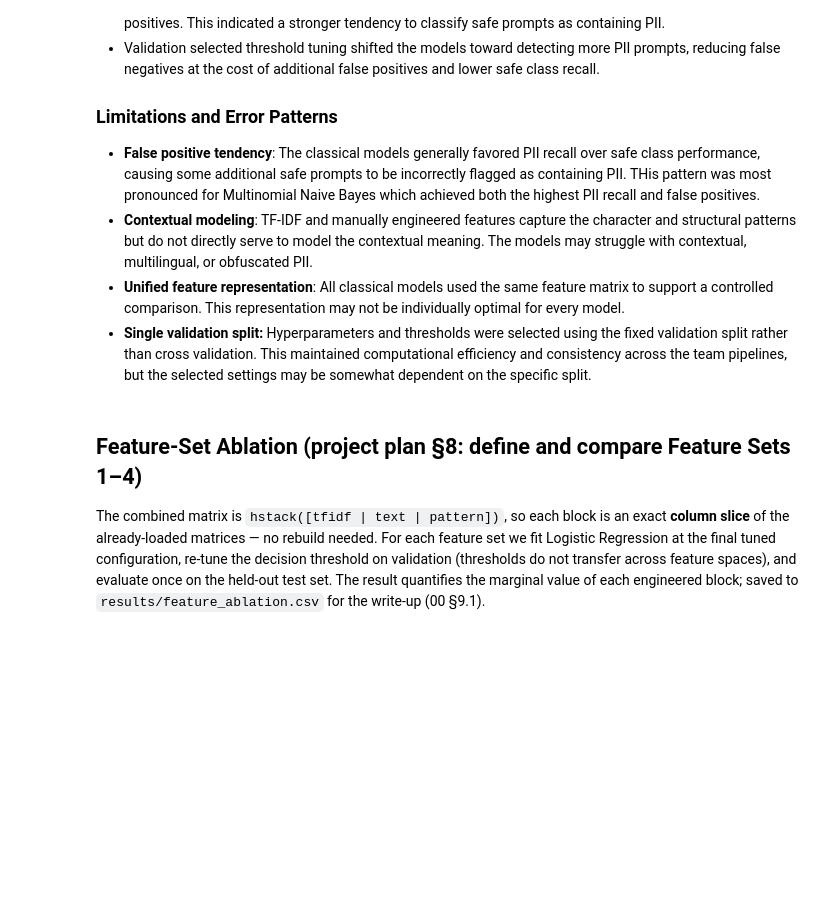
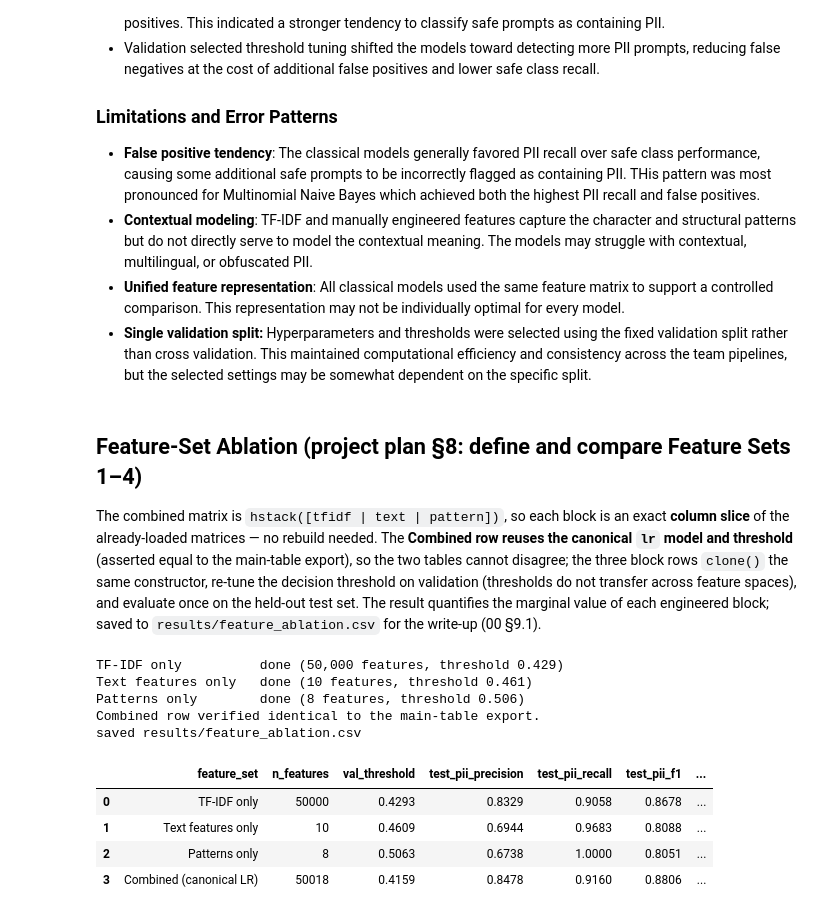
Before and after one commit to Cyber-207/cyber207_specialized_PII_detection_comparison, a Jupyter notebook: notebooks/03_classical_models.ipynb, the cells around one changed output. Drawn from its saved outputs; the diff is of its cells as text; code cells hidden in the pictures; blank space fills up the shorter version.

```diff
--- a/notebooks/03_classical_models.ipynb
+++ b/notebooks/03_classical_models.ipynb
@@ -1206,48 +1206,79 @@ It achieved **0.8327** accuracy, **0.8478** PII precision, **0.9160** PII recall
 ## Feature-Set Ablation (project plan §8: define **and compare** Feature Sets 1–4)
 
 The combined matrix is `hstack([tfidf | text | pattern])`, so each block is an exact **column slice**
-of the already-loaded matrices — no rebuild needed. For each feature set we fit Logistic Regression at
-the final tuned configuration, re-tune the decision threshold on validation (thresholds do not transfer
+of the already-loaded matrices — no rebuild needed. The **Combined row reuses the canonical `lr` model and threshold** (asserted equal to the
+main-table export), so the two tables cannot disagree; the three block rows `clone()` the same
+constructor, re-tune the decision threshold on validation (thresholds do not transfer
 across feature spaces), and evaluate once on the held-out test set. The result quantifies the marginal
 value of each engineered block; saved to `results/feature_ablation.csv` for the write-up (00 §9.1).
 # %%
-# feature-set ablation: tuned LR on each feature block (exact column slices of combined)
-from sklearn.linear_model import LogisticRegression
-from sklearn.metrics import precision_recall_curve
+# feature-set ablation: tuned LR on each feature block (exact column slices of combined).
+# CONSISTENCY RULES (review finding): the Combined row REUSES the canonical `lr` model and
+# `lr_threshold` — it is the main-table row by construction, not a refit. The three block
+# rows clone cell 12's constructor VERBATIM (no added penalty argument — an explicit
+# penalty='l2' previously produced a slightly different model than the canonical fit) and
+# use the notebook's own find_best_threshold().
+from sklearn.base import clone
 
 N_META = 18                                        # 10 text-shape + 8 pattern columns
 tfidf_width = train_features.shape[1] - N_META
 BLOCKS = {
     "TF-IDF only":        slice(0, tfidf_width),
     "Text features only": slice(tfidf_width, tfidf_width + 10),
     "Patterns only":      slice(tfidf_width + 10, tfidf_width + 18),
-    "Combined":           slice(0, train_features.shape[1]),
 }
 
 ablation_rows = []
 for block_name, cols in BLOCKS.items():
     Xtr, Xva, Xte = train_features[:, cols], val_features[:, cols], test_features[:, cols]
-    ab_lr = LogisticRegression(C=2.65, l1_ratio=1, solver='liblinear', penalty='l2',
-                               random_state=42, max_iter=1000).fit(Xtr, train_labels)
-    # tune the threshold on validation for max PII F1 (same criterion as the main models)
-    va_scores = ab_lr.predict_proba(Xva)[:, 1]
-    prec_c, rec_c, thr_c = precision_recall_curve(val_labels, va_scores)
-    f1_c = 2 * prec_c * rec_c / np.clip(prec_c + rec_c, 1e-12, None)
-    thr = thr_c[np.argmax(f1_c[:-1])]
-    # single held-out test evaluation at the frozen threshold
+    ab_lr = clone(lr).fit(Xtr, train_labels)               # identical config to cell 12
+    thr = find_best_threshold(val_labels, ab_lr.predict_proba(Xva)[:, 1])[0]
     te_pred = (ab_lr.predict_proba(Xte)[:, 1] >= thr).astype(int)
     ablation_rows.append({
         "feature_set": block_name, "n_features": Xtr.shape[1], "val_threshold": round(float(thr), 4),
         "test_pii_precision": round(precision_score(test_labels, te_pred, zero_division=0), 4),
         "test_pii_recall": round(recall_score(test_labels, te_pred), 4),
         "test_pii_f1": round(f1_score(test_labels, te_pred), 4),
         "test_macro_f1": round(f1_score(test_labels, te_pred, average="macro"), 4),
         "test_fn": int(((test_labels == 1) & (te_pred == 0)).sum()),
         "test_fp": int(((test_labels == 0) & (te_pred == 1)).sum()),
     })
     print(f"{block_name:20s} done ({Xtr.shape[1]:,} features, threshold {thr:.3f})")
 
+# Combined row = the canonical model at the canonical threshold (no refit)
+comb_pred = (lr.predict_proba(test_features)[:, 1] >= lr_threshold).astype(int)
+comb_row = {
+    "feature_set": "Combined (canonical LR)", "n_features": train_features.shape[1],
+    "val_threshold": round(float(lr_threshold), 4),
+    "test_pii_precision": round(precision_score(test_labels, comb_pred, zero_division=0), 4),
+    "test_pii_recall": round(recall_score(test_labels, comb_pred), 4),
+    "test_pii_f1": round(f1_score(test_labels, comb_pred), 4),
+    "test_macro_f1": round(f1_score(test_labels, comb_pred, average="macro"), 4),
+    "test_fn": int(((test_labels == 1) & (comb_pred == 0)).sum()),
+    "test_fp": int(((test_labels == 0) & (comb_pred == 1)).sum()),
+}
+ablation_rows.append(comb_row)
+
+# guard: the Combined row must equal the exported main-table confusion matrix exactly
+_cm = pd.read_csv(repo_root / "results" / "classical_confusion_matrices.csv").set_index("model")
+assert comb_row["test_fn"] == int(_cm.loc["Logistic Regression", "fn"]), \
+    "ablation Combined row disagrees with classical_confusion_matrices.csv — re-export both from one run"
+assert comb_row["test_fp"] == int(_cm.loc["Logistic Regression", "fp"]), \
+    "ablation Combined row disagrees with classical_confusion_matrices.csv — re-export both from one run"
+print("Combined row verified identical to the main-table export.")
+
 ablation_df = pd.DataFrame(ablation_rows)
 ablation_df.to_csv(repo_root / "results" / "feature_ablation.csv", index=False)
-print("\nsaved results/feature_ablation.csv")
+print("saved results/feature_ablation.csv")
 ablation_df
+# %% [output]
+TF-IDF only          done (50,000 features, threshold 0.429)
+Text features only   done (10 features, threshold 0.461)
+Patterns only        done (8 features, threshold 0.506)
+Combined row verified identical to the main-table export.
+saved results/feature_ablation.csv
+|  | feature_set | n_features | val_threshold | test_pii_precision | test_pii_recall | test_pii_f1 | ... |
+| 0 | TF-IDF only | 50000 | 0.4293 | 0.8329 | 0.9058 | 0.8678 | ... |
+| 1 | Text features only | 10 | 0.4609 | 0.6944 | 0.9683 | 0.8088 | ... |
+| 2 | Patterns only | 8 | 0.5063 | 0.6738 | 1.0000 | 0.8051 | ... |
+| 3 | Combined (canonical LR) | 50018 | 0.4159 | 0.8478 | 0.9160 | 0.8806 | ... |
```
Also changed, not shown: parts of 2 cells of this notebook, 20 other files.
